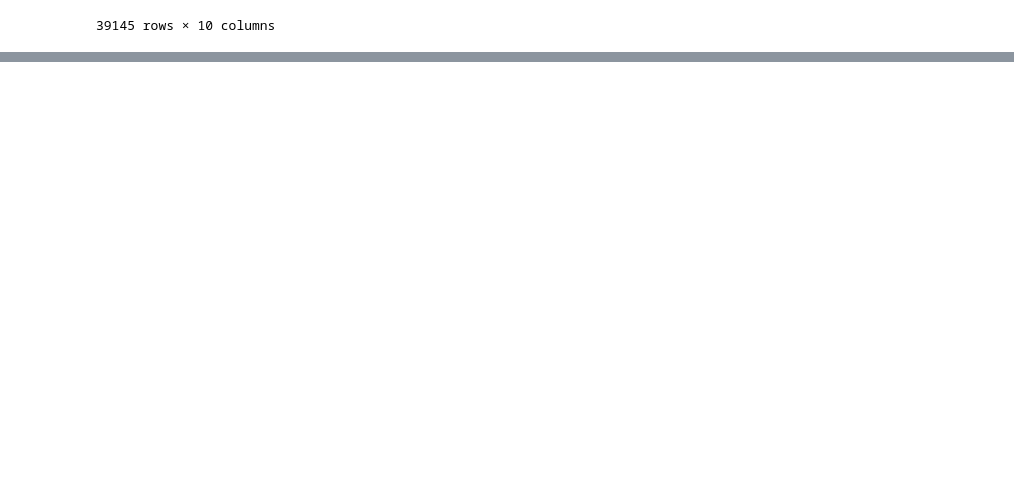
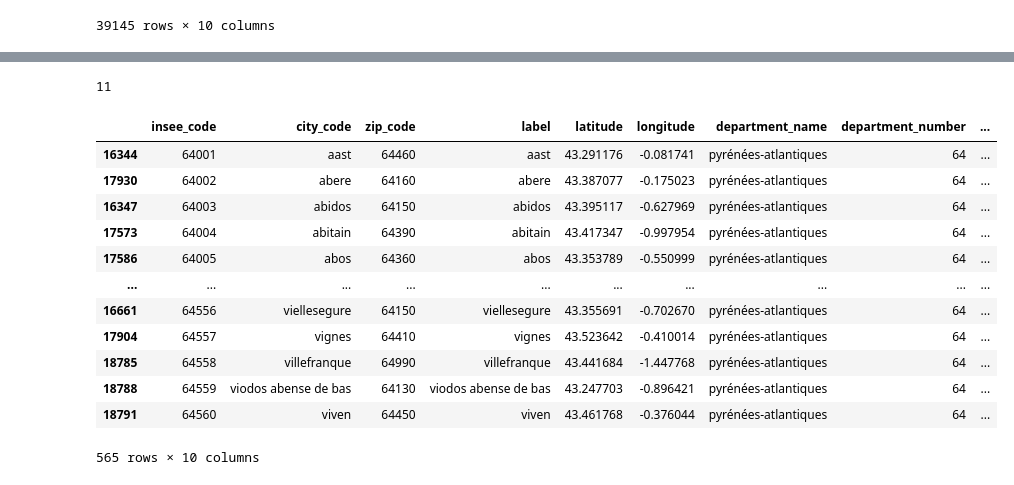
Before and after one commit to matthcol/python202406, a Jupyter notebook: FileOs/files.ipynb, the cells around one changed output, grey strips where cells are left out. Cells and saved outputs as stored; diff of their text form; code cells hidden in the pictures; blank space fills up the shorter version.

```diff
--- a/FileOs/files.ipynb
+++ b/FileOs/files.ipynb
@@ -370,0 +393,22 @@ df_cities
+# %%
+len(df_st_sauveur)
+# %% [output]
+11
+# %%
+dep = '64'
+df_cities_dep = df_cities[df_cities.department_number == dep]
+df_cities_dep
+# %% [output]
+|  | insee_code | city_code | zip_code | label | latitude | longitude | department_name | department_number | ... |
+| 16344 | 64001 | aast | 64460 | aast | 43.291176 | -0.081741 | pyrénées-atlantiques | 64 | ... |
+| 17930 | 64002 | abere | 64160 | abere | 43.387077 | -0.175023 | pyrénées-atlantiques | 64 | ... |
+| 16347 | 64003 | abidos | 64150 | abidos | 43.395117 | -0.627969 | pyrénées-atlantiques | 64 | ... |
+| 17573 | 64004 | abitain | 64390 | abitain | 43.417347 | -0.997954 | pyrénées-atlantiques | 64 | ... |
+| 17586 | 64005 | abos | 64360 | abos | 43.353789 | -0.550999 | pyrénées-atlantiques | 64 | ... |
+| ... | ... | ... | ... | ... | ... | ... | ... | ... | ... |
+| 16661 | 64556 | viellesegure | 64150 | viellesegure | 43.355691 | -0.702670 | pyrénées-atlantiques | 64 | ... |
+| 17904 | 64557 | vignes | 64410 | vignes | 43.523642 | -0.410014 | pyrénées-atlantiques | 64 | ... |
+| 18785 | 64558 | villefranque | 64990 | villefranque | 43.441684 | -1.447768 | pyrénées-atlantiques | 64 | ... |
+| 18788 | 64559 | viodos abense de bas | 64130 | viodos abense de bas | 43.247703 | -0.896421 | pyrénées-atlantiques | 64 | ... |
+| 18791 | 64560 | viven | 64450 | viven | 43.461768 | -0.376044 | pyrénées-atlantiques | 64 | ... |
+565 rows × 10 columns
```
Also changed, not shown: parts of 37 cells of this notebook, 3 other files.
